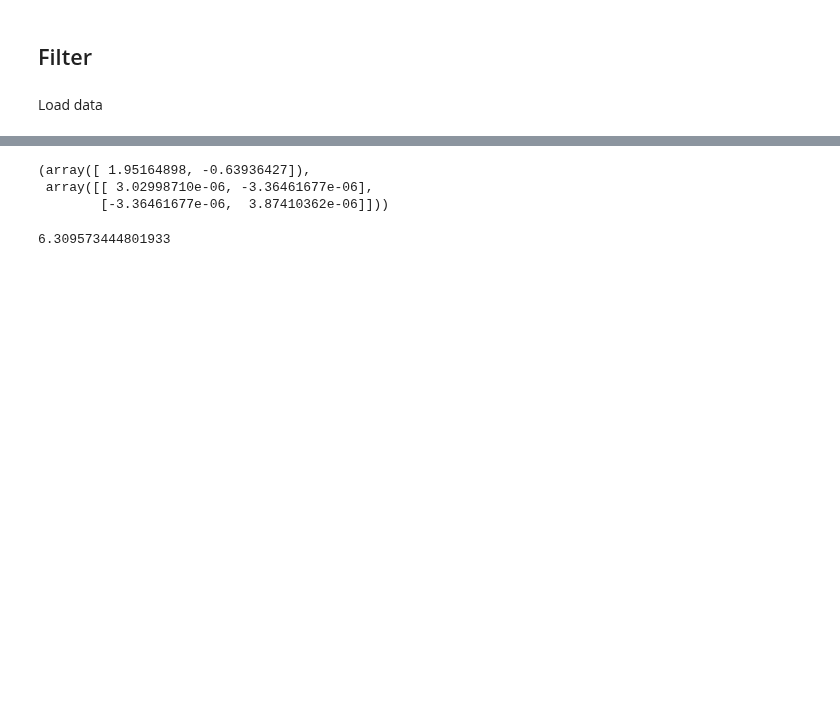
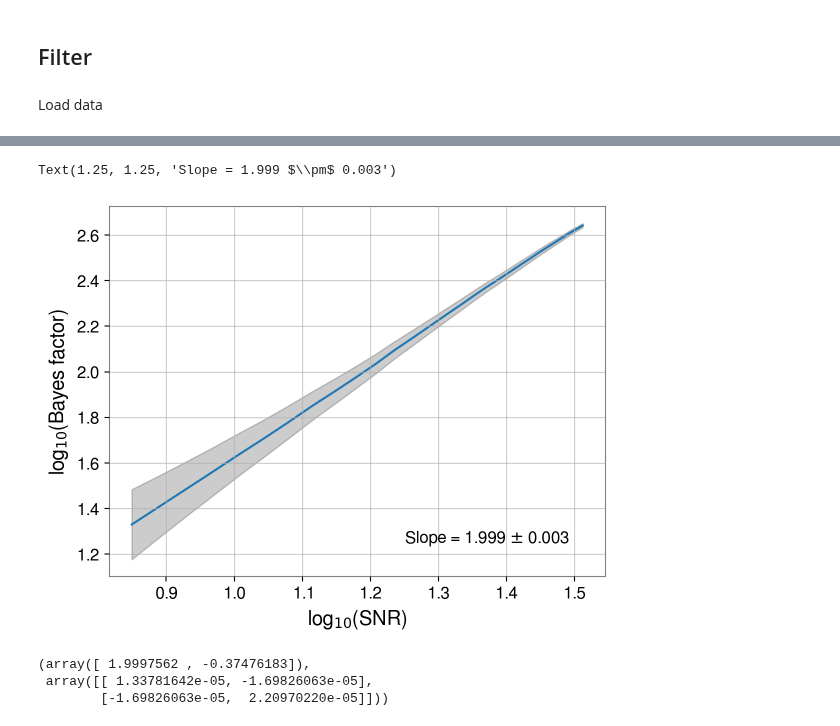
Before and after one commit to Sizheng-Ma/qnm_filter, a Jupyter notebook: code_demo/Bayes_vs_SNR - white_noise.ipynb, the cells around one changed output, grey strips where cells are left out. Cells and saved outputs as stored; diff of their text form; code cells hidden in the pictures; blank space fills up the shorter version.

Commit message:
Pointwise works, evidence still not perf

```diff
--- a/code_demo/Bayes_vs_SNR - white_noise.ipynb
+++ b/code_demo/Bayes_vs_SNR - white_noise.ipynb
@@ -94,9 +84,11 @@ fit.compute_likelihood() - fit.compute_likelihood(apply_filter=False)
 # %%
-scaling_arr = np.linspace(0.1, 3, 50)
+snr_points = 30
+realisation_number = 50
+scaling_arr = np.logspace(-1, 0.3, snr_points)
 realisation_SNR = []
 realisation_bayes = []
 
-for i in range(4):
+for i in range(realisation_number):
     noise = 1e-23*np.random.normal(size = srate)
     SNR_arr = []
     bayes_arr = []
@@ -142,13 +125,27 @@ Text(0, 0.5, '$\\log_{10}$(ln(Bayes factor))')
+# %%
+realisation_bayes = np.log10(realisation_bayes)
+realisation_snr = np.log10(realisation_SNR)
+# %%
+med_snr = np.array([np.median([realisation_snr[i,j] for i in range(realisation_number)]) for j in range(snr_points)])
+med_bayes = np.array([np.median([realisation_bayes[i,j] for i in range(realisation_number)]) for j in range(snr_points)])
+std_bayes = np.array([np.std([realisation_bayes[i,j] for i in range(realisation_number)]) for j in range(snr_points)])
+# %%
+pl.plot(med_snr, med_bayes)
+pl.fill_between(med_snr,
+                med_bayes-std_bayes, med_bayes+std_bayes,
+               alpha = 0.2, color = 'k')
+pl.xlabel("log$_{10}$(SNR)")
+pl.ylabel("log$_{10}$(Bayes factor)")
+pl.text(1.25, 1.25, 'Slope = 1.999 $\pm$ 0.003')
+# %% [output]
+Text(1.25, 1.25, 'Slope = 1.999 $\\pm$ 0.003')
+[figure, added]
 # %%
-np.polyfit(np.log10(realisation_SNR[0]), np.log10(np.log10(np.exp(realisation_bayes[0]))), deg=1, cov = True)
+np.polyfit(med_snr, med_bayes, deg=1, cov = True)
 # %% [output]
-(array([ 1.95164898, -0.63936427]),
- array([[ 3.02998710e-06, -3.36461677e-06],
-        [-3.36461677e-06,  3.87410362e-06]]))
+(array([ 1.9997562 , -0.37476183]),
+ array([[ 1.33781642e-05, -1.69826063e-05],
+        [-1.69826063e-05,  2.20970220e-05]]))
-# %%
-10**0.8
-# %% [output]
-6.309573444801933
 # %%
 delta_mass = 2.0
 delta_chi = 0.05
```
Also changed, not shown: parts of 9 cells of this notebook, 3 other files.
